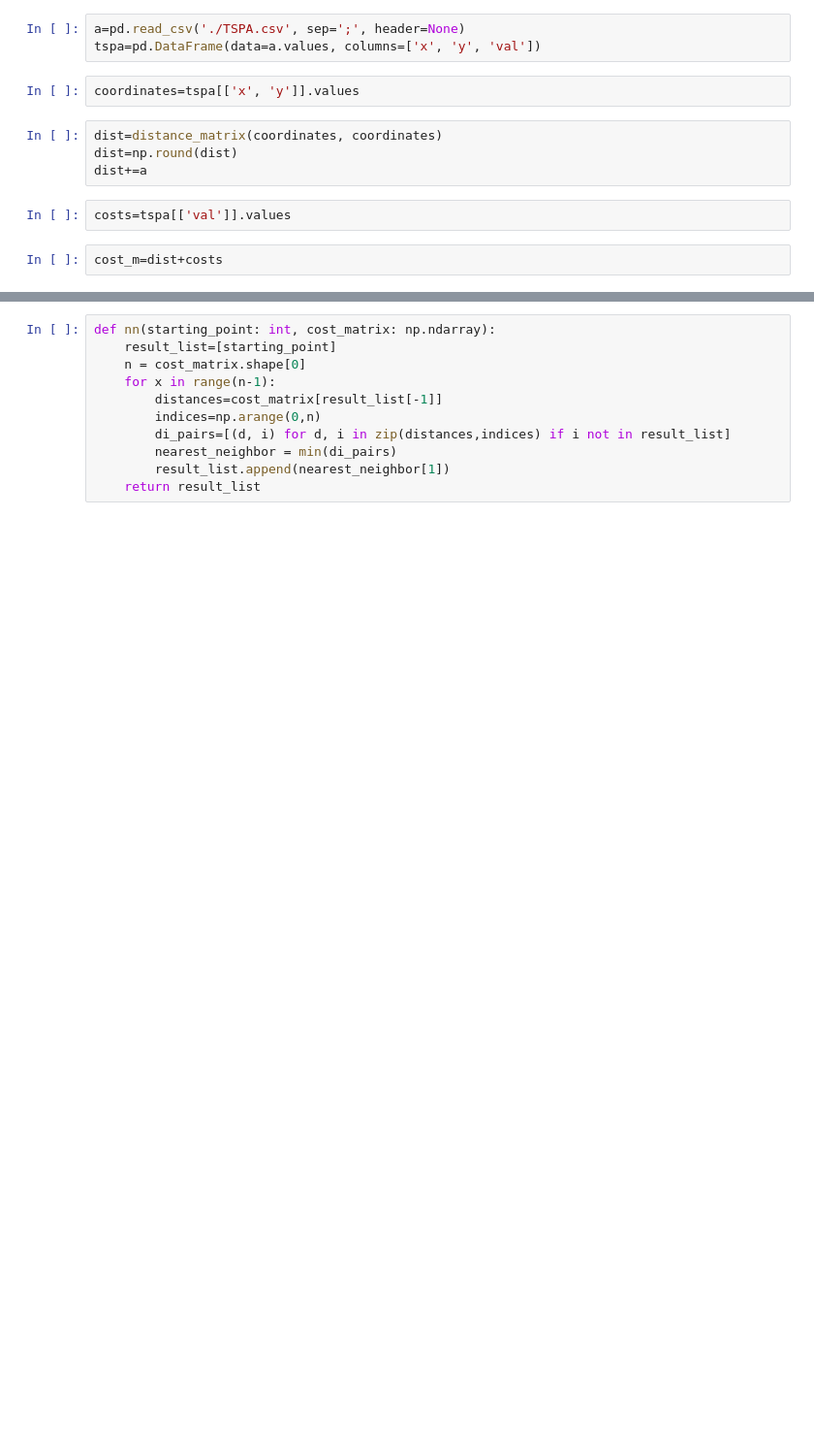
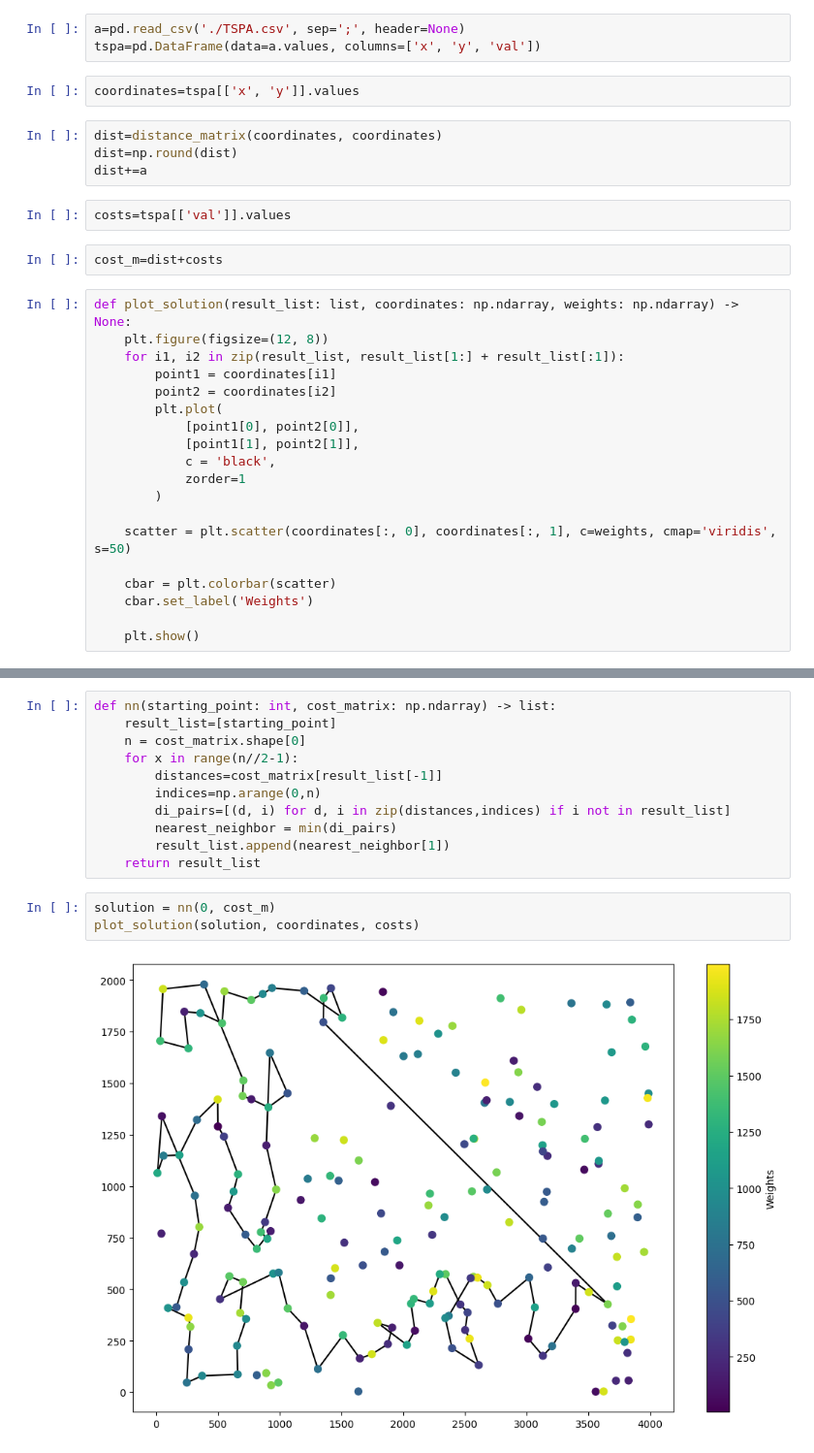
Before and after one commit to krzysztof-m-w/evolutionary_computation, a Jupyter notebook: lab1/ec1.ipynb, the cells around one changed output, grey strips where cells are left out. Shown: that part at 97% size. Cells and saved outputs as stored; diff of their text form; blank space fills up the shorter version.

Commit message:
add plotting function

```diff
--- a/lab1/ec1.ipynb
+++ b/lab1/ec1.ipynb
@@ -15,4 +17,23 @@ dist+=a
 costs=tspa[['val']].values
 # %%
 cost_m=dist+costs
+# %%
+def plot_solution(result_list: list, coordinates: np.ndarray, weights: np.ndarray) -> None:
+    plt.figure(figsize=(12, 8))
+    for i1, i2 in zip(result_list, result_list[1:] + result_list[:1]):
+        point1 = coordinates[i1]
+        point2 = coordinates[i2]
+        plt.plot(
+            [point1[0], point2[0]],
+            [point1[1], point2[1]],
+            c = 'black',
+            zorder=1
+        )
+
+    scatter = plt.scatter(coordinates[:, 0], coordinates[:, 1], c=weights, cmap='viridis', s=50)
+
+    cbar = plt.colorbar(scatter)
+    cbar.set_label('Weights')
+
+    plt.show()
 # %%
@@ -23,11 +44,16 @@ def get_random_solution(n: int):
 # %%
-def nn(starting_point: int, cost_matrix: np.ndarray):
+def nn(starting_point: int, cost_matrix: np.ndarray) -> list:
     result_list=[starting_point]
     n = cost_matrix.shape[0]
-    for x in range(n-1):
+    for x in range(n//2-1):
         distances=cost_matrix[result_list[-1]]
         indices=np.arange(0,n)
         di_pairs=[(d, i) for d, i in zip(distances,indices) if i not in result_list]
         nearest_neighbor = min(di_pairs)
         result_list.append(nearest_neighbor[1])
     return result_list
+# %%
+solution = nn(0, cost_m)
+plot_solution(solution, coordinates, costs)
+# %% [output]
+[figure, added]
```
Also changed, not shown: parts of 2 cells of this notebook.
